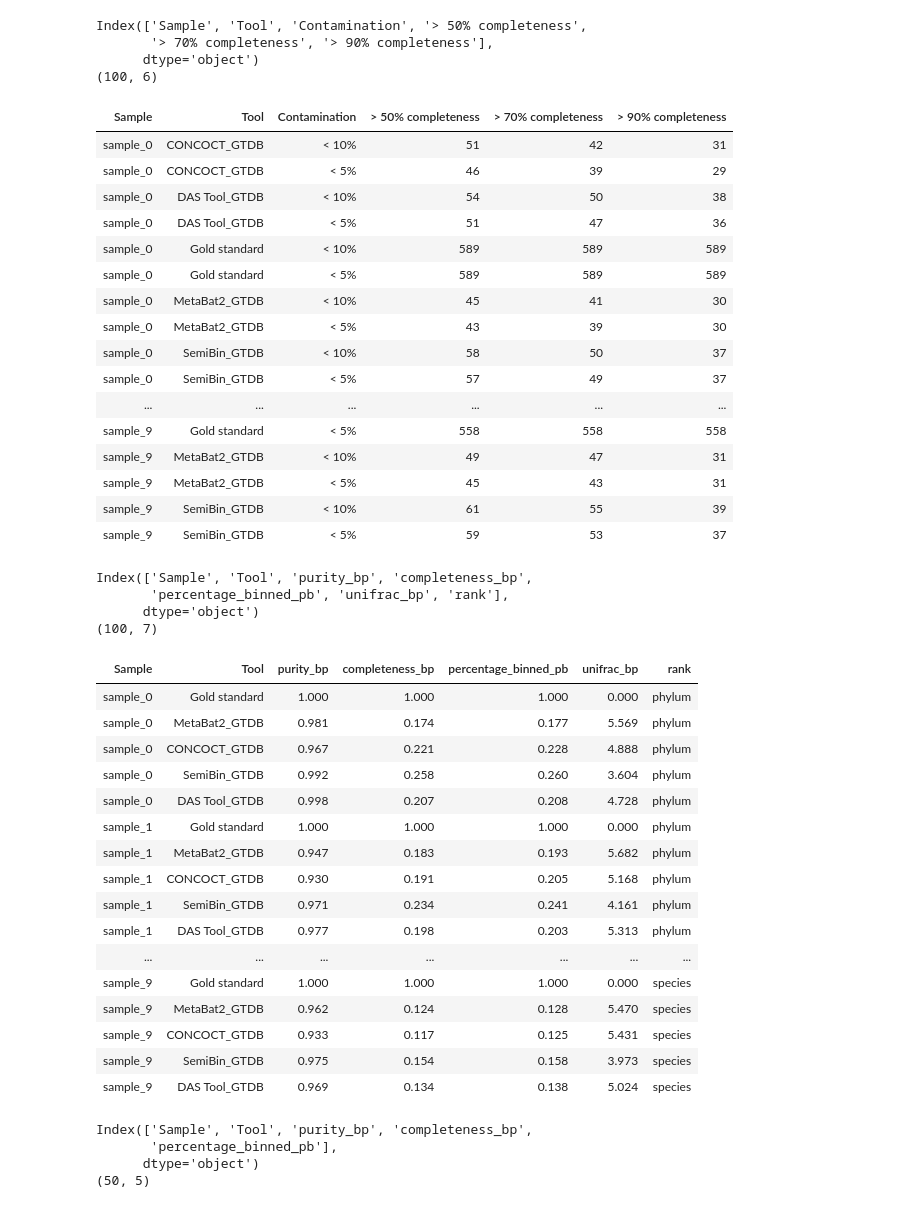
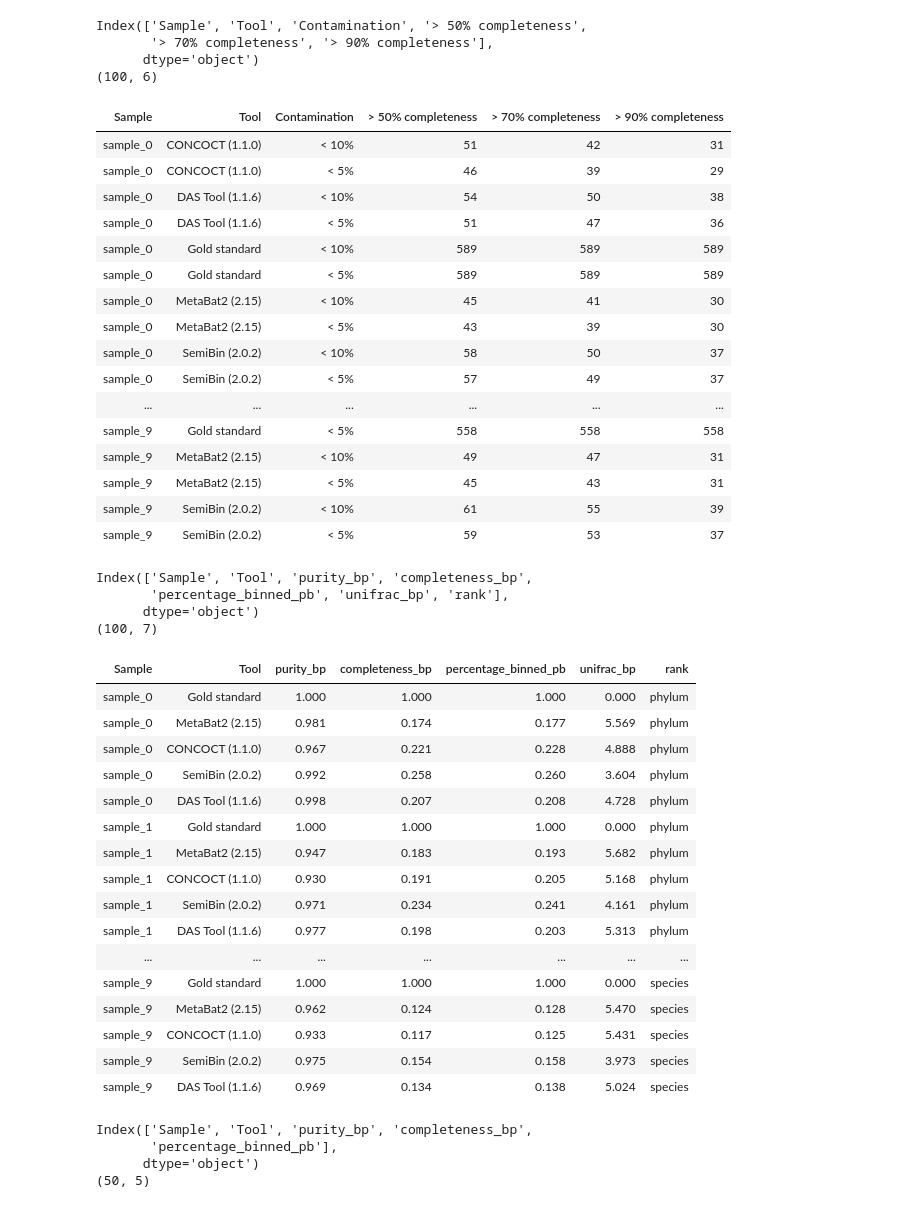
Before and after one commit to SantaMcCloud/Thesis, a Jupyter notebook: jupyternotebooks/plots.ipynb, the cells around one changed output. Saved outputs shown, nothing was run; the diff lists cells and outputs as text; code cells hidden in the pictures.

```diff
--- a/jupyternotebooks/plots.ipynb
+++ b/jupyternotebooks/plots.ipynb
@@ -36,6 +36,19 @@ df_low = pd.read_csv(url_low, sep="\t")
 df_high = pd.read_csv(url_high, sep="\t")
 df_binner = pd.read_csv(url_binner, sep="\t")
 df_pooled_av = pd.read_csv(url_pooled, sep="\t")
+
+dfs = [df_result, df_genome, df_tax_val, df_val, df_own_av, df_low, df_high, df_binner, df_pooled_av]
+
+metabat_ver = '(2.15)'
+semibin_ver = '(2.0.2)'
+concoct_ver = '(1.1.0)'
+das_tool_ver = '(1.1.6)'
+
+for f in dfs:
+    f.loc[f['Tool'].str.startswith('MetaBat2'), 'Tool'] = 'MetaBat2 ' + metabat_ver
+    f.loc[f['Tool'].str.startswith('SemiBin'), 'Tool'] = 'SemiBin ' + semibin_ver
+    f.loc[f['Tool'].str.startswith('CONCOCT'), 'Tool'] = 'CONCOCT ' + concoct_ver
+    f.loc[f['Tool'].str.startswith('DAS Tool'), 'Tool'] = 'DAS Tool ' + das_tool_ver
 
 
 print(df_result.columns)
@@ -136,70 +149,70 @@ scrollable_html = f'''
 <div style="height: 400px; overflow: auto;">
     {html_pooled}
 </div>
 '''
 display(HTML(scrollable_html))
 
 sns.set(style='darkgrid')
 # %% [output]
 Index(['Sample', 'Tool', 'accuracy_bp', 'accuracy_seq',
        'adjusted_rand_index_bp', 'adjusted_rand_index_seq', 'binning type',
        'f1_score_bp', 'f1_score_bp_cami1', 'f1_score_per_bp',
        'f1_score_per_seq', 'f1_score_seq', 'f1_score_seq_cami1',
        'misclassification_bp', 'misclassification_seq',
        'percentage_of_assigned_bps', 'percentage_of_assigned_seqs',
        'precision_avg_bp', 'precision_avg_bp_sem', 'precision_avg_bp_var',
        'precision_avg_seq', 'precision_avg_seq_sem', 'precision_weighted_bp',
        'precision_weighted_seq', 'rand_index_bp', 'rand_index_seq', 'rank',
        'recall_avg_bp', 'recall_avg_bp_cami1', 'recall_avg_bp_sem',
        'recall_avg_bp_sem_cami1', 'recall_avg_bp_var',
        'recall_avg_bp_var_cami1', 'recall_avg_seq', 'recall_avg_seq_cami1',
        'recall_avg_seq_sem', 'recall_avg_seq_sem_cami1', 'recall_weighted_bp',
        'recall_weighted_seq', 'unifrac_bp', 'unifrac_seq'],
       dtype='object')
 (407, 41)
 [interactive output not drawn]
 Index(['Sample', 'Tool', 'Contamination', '> 50% completeness',
        '> 70% completeness', '> 90% completeness'],
       dtype='object')
 (100, 6)
 | Sample | Tool | Contamination | > 50% completeness | > 70% completeness | > 90% completeness |
-| sample_0 | CONCOCT_GTDB | < 10% | 51 | 42 | 31 |
-| sample_0 | CONCOCT_GTDB | < 5% | 46 | 39 | 29 |
-| sample_0 | DAS Tool_GTDB | < 10% | 54 | 50 | 38 |
-| sample_0 | DAS Tool_GTDB | < 5% | 51 | 47 | 36 |
+| sample_0 | CONCOCT (1.1.0) | < 10% | 51 | 42 | 31 |
+| sample_0 | CONCOCT (1.1.0) | < 5% | 46 | 39 | 29 |
+| sample_0 | DAS Tool (1.1.6) | < 10% | 54 | 50 | 38 |
+| sample_0 | DAS Tool (1.1.6) | < 5% | 51 | 47 | 36 |
 | sample_0 | Gold standard | < 10% | 589 | 589 | 589 |
 | sample_0 | Gold standard | < 5% | 589 | 589 | 589 |
-| sample_0 | MetaBat2_GTDB | < 10% | 45 | 41 | 30 |
-| sample_0 | MetaBat2_GTDB | < 5% | 43 | 39 | 30 |
-| sample_0 | SemiBin_GTDB | < 10% | 58 | 50 | 37 |
-| sample_0 | SemiBin_GTDB | < 5% | 57 | 49 | 37 |
+| sample_0 | MetaBat2 (2.15) | < 10% | 45 | 41 | 30 |
+| sample_0 | MetaBat2 (2.15) | < 5% | 43 | 39 | 30 |
+| sample_0 | SemiBin (2.0.2) | < 10% | 58 | 50 | 37 |
+| sample_0 | SemiBin (2.0.2) | < 5% | 57 | 49 | 37 |
 | ... | ... | ... | ... | ... | ... |
 | sample_9 | Gold standard | < 5% | 558 | 558 | 558 |
-| sample_9 | MetaBat2_GTDB | < 10% | 49 | 47 | 31 |
-| sample_9 | MetaBat2_GTDB | < 5% | 45 | 43 | 31 |
-| sample_9 | SemiBin_GTDB | < 10% | 61 | 55 | 39 |
-| sample_9 | SemiBin_GTDB | < 5% | 59 | 53 | 37 |
+| sample_9 | MetaBat2 (2.15) | < 10% | 49 | 47 | 31 |
+| sample_9 | MetaBat2 (2.15) | < 5% | 45 | 43 | 31 |
+| sample_9 | SemiBin (2.0.2) | < 10% | 61 | 55 | 39 |
+| sample_9 | SemiBin (2.0.2) | < 5% | 59 | 53 | 37 |
 Index(['Sample', 'Tool', 'purity_bp', 'completeness_bp',
        'percentage_binned_pb', 'unifrac_bp', 'rank'],
       dtype='object')
 (100, 7)
 | Sample | Tool | purity_bp | completeness_bp | percentage_binned_pb | unifrac_bp | rank |
 | sample_0 | Gold standard | 1.000 | 1.000 | 1.000 | 0.000 | phylum |
-| sample_0 | MetaBat2_GTDB | 0.981 | 0.174 | 0.177 | 5.569 | phylum |
-| sample_0 | CONCOCT_GTDB | 0.967 | 0.221 | 0.228 | 4.888 | phylum |
-| sample_0 | SemiBin_GTDB | 0.992 | 0.258 | 0.260 | 3.604 | phylum |
-| sample_0 | DAS Tool_GTDB | 0.998 | 0.207 | 0.208 | 4.728 | phylum |
+| sample_0 | MetaBat2 (2.15) | 0.981 | 0.174 | 0.177 | 5.569 | phylum |
+| sample_0 | CONCOCT (1.1.0) | 0.967 | 0.221 | 0.228 | 4.888 | phylum |
+| sample_0 | SemiBin (2.0.2) | 0.992 | 0.258 | 0.260 | 3.604 | phylum |
+| sample_0 | DAS Tool (1.1.6) | 0.998 | 0.207 | 0.208 | 4.728 | phylum |
 | sample_1 | Gold standard | 1.000 | 1.000 | 1.000 | 0.000 | phylum |
-| sample_1 | MetaBat2_GTDB | 0.947 | 0.183 | 0.193 | 5.682 | phylum |
-| sample_1 | CONCOCT_GTDB | 0.930 | 0.191 | 0.205 | 5.168 | phylum |
-| sample_1 | SemiBin_GTDB | 0.971 | 0.234 | 0.241 | 4.161 | phylum |
-| sample_1 | DAS Tool_GTDB | 0.977 | 0.198 | 0.203 | 5.313 | phylum |
+| sample_1 | MetaBat2 (2.15) | 0.947 | 0.183 | 0.193 | 5.682 | phylum |
+| sample_1 | CONCOCT (1.1.0) | 0.930 | 0.191 | 0.205 | 5.168 | phylum |
+| sample_1 | SemiBin (2.0.2) | 0.971 | 0.234 | 0.241 | 4.161 | phylum |
+| sample_1 | DAS Tool (1.1.6) | 0.977 | 0.198 | 0.203 | 5.313 | phylum |
 | ... | ... | ... | ... | ... | ... | ... |
 | sample_9 | Gold standard | 1.000 | 1.000 | 1.000 | 0.000 | species |
-| sample_9 | MetaBat2_GTDB | 0.962 | 0.124 | 0.128 | 5.470 | species |
-| sample_9 | CONCOCT_GTDB | 0.933 | 0.117 | 0.125 | 5.431 | species |
-| sample_9 | SemiBin_GTDB | 0.975 | 0.154 | 0.158 | 3.973 | species |
-| sample_9 | DAS Tool_GTDB | 0.969 | 0.134 | 0.138 | 5.024 | species |
+| sample_9 | MetaBat2 (2.15) | 0.962 | 0.124 | 0.128 | 5.470 | species |
+| sample_9 | CONCOCT (1.1.0) | 0.933 | 0.117 | 0.125 | 5.431 | species |
+| sample_9 | SemiBin (2.0.2) | 0.975 | 0.154 | 0.158 | 3.973 | species |
+| sample_9 | DAS Tool (1.1.6) | 0.969 | 0.134 | 0.138 | 5.024 | species |
 Index(['Sample', 'Tool', 'purity_bp', 'completeness_bp',
        'percentage_binned_pb'],
       dtype='object')
```
Also changed, not shown: parts of 17 cells of this notebook, 12 other files.
